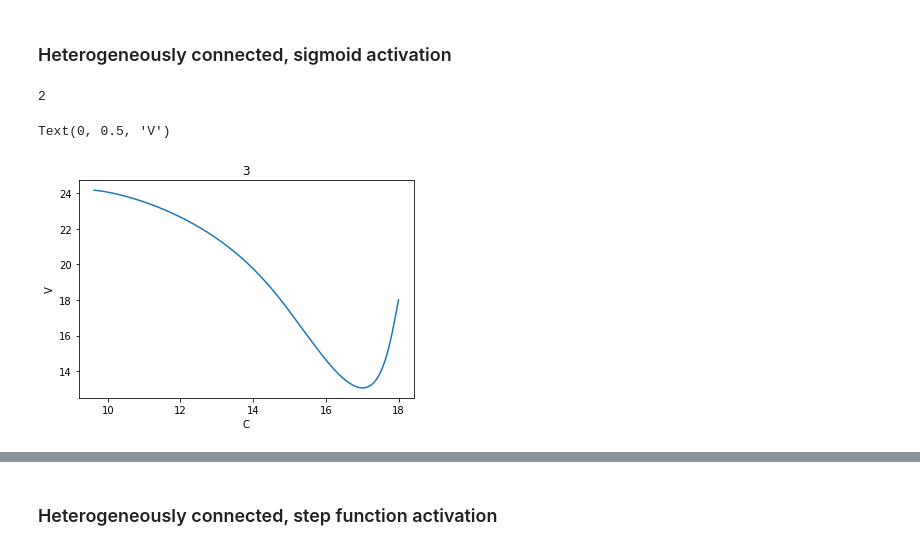
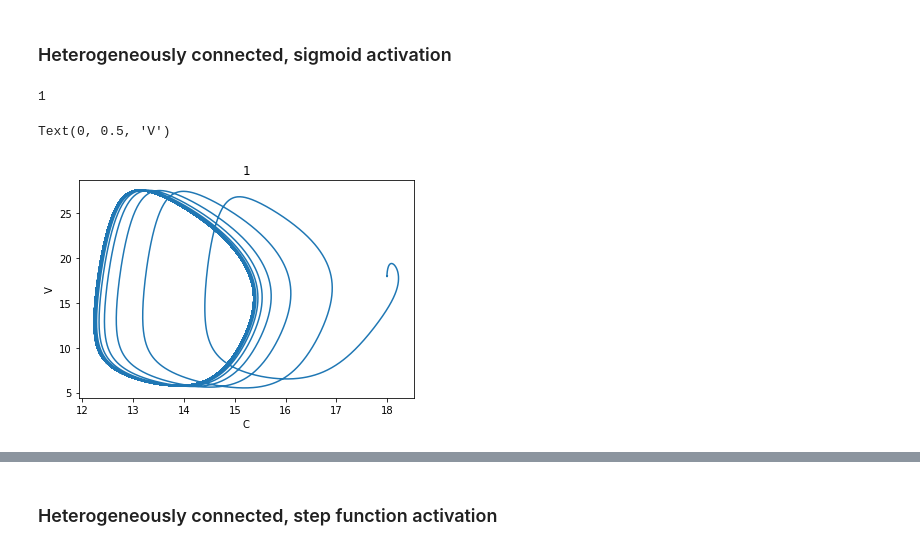
Before and after one commit to mbibireata/Networks, a Jupyter notebook: Rhythmogenesis.ipynb, the cells around one changed output, grey strips where cells are left out. Drawn from its saved outputs; the diff is of its cells as text; code cells hidden in the pictures.

```diff
--- a/Rhythmogenesis.ipynb
+++ b/Rhythmogenesis.ipynb
@@ -1060,7 +1068,7 @@ M = getRandomConnectivity(n, p)
 l = matrixOfEdges(M, n)
 # %%
 #Heterogeneous sigmoid
-N = 20000 #15000
+N = 50000 #15000
 dt = 0.001
 T = zeros(N)
 for i in range(N):
@@ -1073,9 +1081,9 @@ Cstar=20 #20
 V0=18 #18
 C0=18 #18
 
-delV= 4. #1.
+delV= 3. #1.
 delVmin = delV/3 #delV/3
-delC= 0.025 #0.01
+delC= 0.035 #0.025
 r_1= 70*99/(n-1)#Max Firing rate is r_1 + r_0 70
 r_0 = 5*99/(n-1) #Min firing rate 5
 
@@ -1105,11 +1113,12 @@ network = Network(M, l, params)
 avC,avV,C,V,sump = network.simdyn(network.M, network.l, network.params, connectivity="heterogeneous", activation="sigmoid")
 # %%
 print(classifier(avV, 1/dt, 0.1)) #0 is chaos, 1 is SO, 2 is FP, -1 is error
+classification = classify(avV,params)
 plot(avC[:],avV[:])
-title(classify(avV,params))
+title(classification)
 xlabel("C")
 ylabel("V")
 # %% [output]
-2
+1
 Text(0, 0.5, 'V')
-[figure, old version]
+[figure, new version]
```
Also changed, not shown: parts of 8 cells of this notebook.
